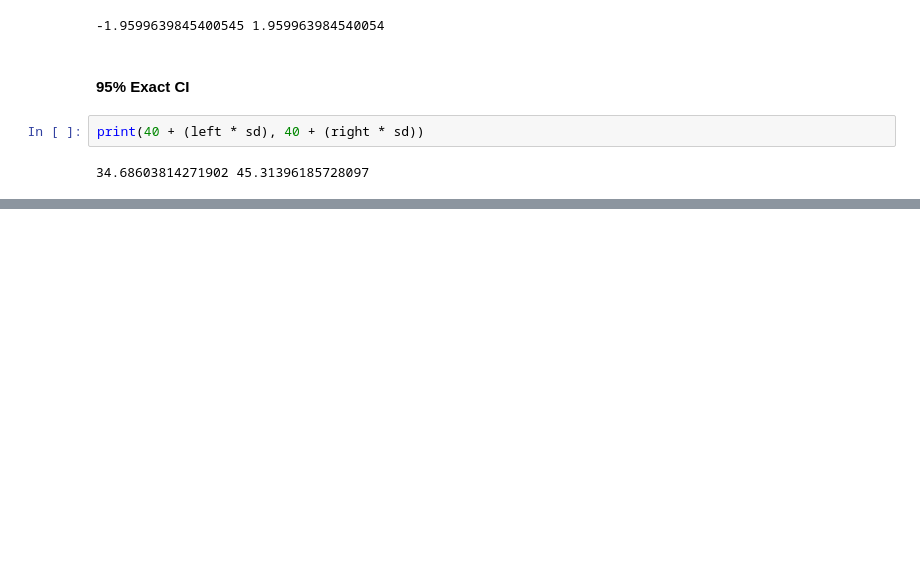
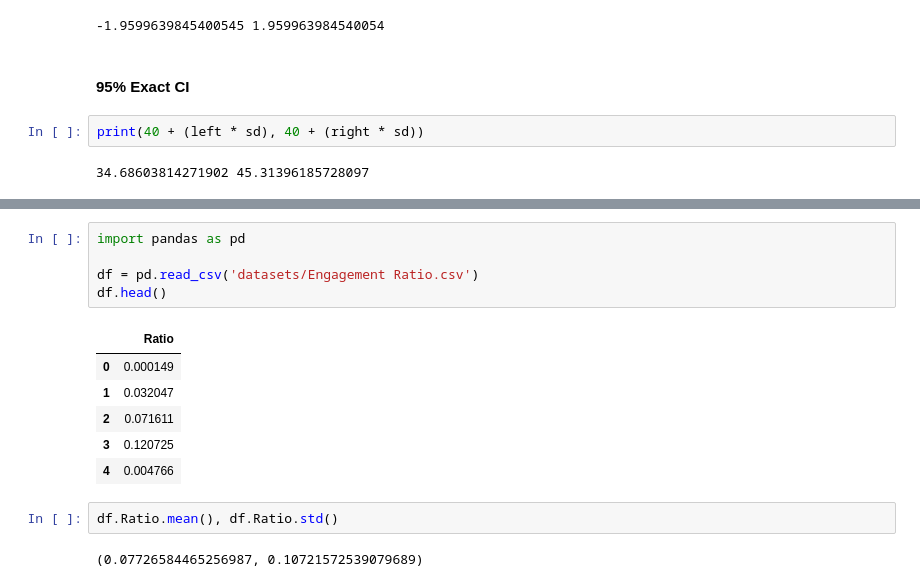
Before and after one commit to Nahid-Hassan/advanced-machine-learning-v1, a Jupyter notebook: code-colab/Statistics(Udacity) - Estimation.ipynb, the cells around one changed output, grey strips where cells are left out. Cells and saved outputs as stored; diff of their text form; blank space fills up the shorter version.

```diff
--- a/code-colab/Statistics(Udacity) - Estimation.ipynb
+++ b/code-colab/Statistics(Udacity) - Estimation.ipynb
@@ -78,0 +103,16 @@ print(40 + (left * sd), 40 + (right * sd))
+# %%
+import pandas as pd
+
+df = pd.read_csv('datasets/Engagement Ratio.csv')
+df.head()
+# %% [output]
+|  | Ratio |
+| 0 | 0.000149 |
+| 1 | 0.032047 |
+| 2 | 0.071611 |
+| 3 | 0.120725 |
+| 4 | 0.004766 |
+# %%
+df.Ratio.mean(), df.Ratio.std()
+# %% [output]
+(0.07726584465256987, 0.10721572539079689)
```
Also changed, not shown: parts of 8 cells of this notebook, 12 other files.
